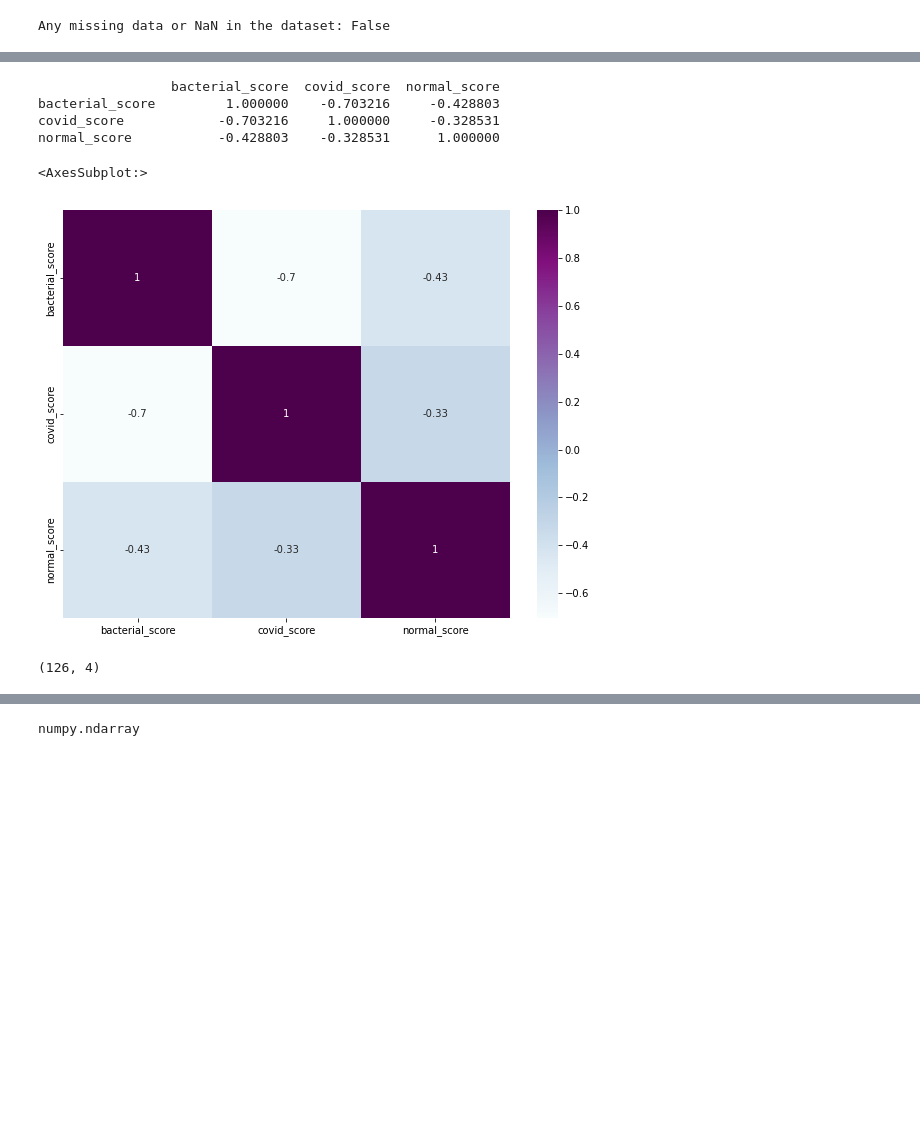
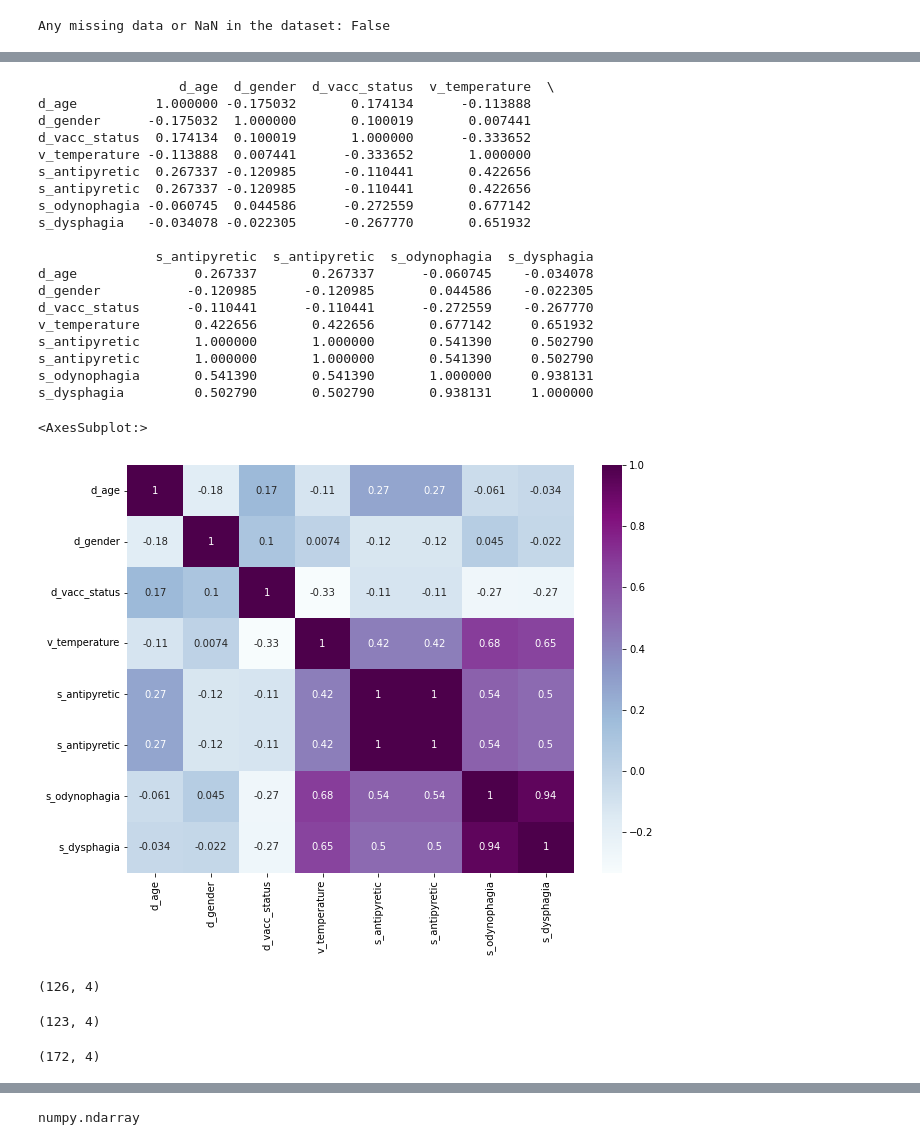
Before and after one commit to rmadhira86/w251-finalproject, a Jupyter notebook: Final_ANN.ipynb, the cells around one changed output, grey strips where cells are left out. Drawn from its saved outputs; the diff is of its cells as text; code cells hidden in the pictures; blank space fills up the shorter version.

```diff
--- a/Final_ANN.ipynb
+++ b/Final_ANN.ipynb
@@ -49,3 +55,7 @@ dataset = pd.read_csv('model_outputs_patient_level_v1.csv')
+# %%
+#importing "model_outputs_v1" dataset
+# cols = d_dx,d_age, d_gender, d_vacc_st, d_race, v_temperature, v_cough, s_antipy, s_odynop, s_dyspha, t_rtpcr, t_ag
+dataset4 = pd.read_csv('data_train.csv')
 # %%
 #partial view of dataset from top
 dataset.head()
@@ -66,2 +111,6 @@ dataset = dataset[['bacterial_score','covid_score','normal_score','target']]
+# %%
+# colums to include for data_train
+# one-hot columns are (v_cough, t_rtpcr, t_ag)
+dataset4 = dataset4[['d_dx', 'd_age', 'd_gender', 'd_vacc_status', 'v_temperature', 'v_cough', 's_antipyretic', 's_antipyretic', 's_odynophagia', 's_dysphagia', 't_rtpcr', 't_ag']]
 # %%
 #partial view of dataset from top
@@ -76,21 +182,44 @@ dataset.head()
 # %%
 #finding correlation between the features
-corr_var=dataset.corr()
+corr_var=dataset4.corr()
 print(corr_var)
 plt.figure(figsize=(10,7.5))
 sns.heatmap(corr_var, annot=True, cmap='BuPu')
 # %% [output]
-                 bacterial_score  covid_score  normal_score
-bacterial_score         1.000000    -0.703216     -0.428803
-covid_score            -0.703216     1.000000     -0.328531
-normal_score           -0.428803    -0.328531      1.000000
+                  d_age  d_gender  d_vacc_status  v_temperature  \
+d_age          1.000000 -0.175032       0.174134      -0.113888
+d_gender      -0.175032  1.000000       0.100019       0.007441
+d_vacc_status  0.174134  0.100019       1.000000      -0.333652
+v_temperature -0.113888  0.007441      -0.333652       1.000000
+s_antipyretic  0.267337 -0.120985      -0.110441       0.422656
+s_antipyretic  0.267337 -0.120985      -0.110441       0.422656
+s_odynophagia -0.060745  0.044586      -0.272559       0.677142
+s_dysphagia   -0.034078 -0.022305      -0.267770       0.651932
+
+               s_antipyretic  s_antipyretic  s_odynophagia  s_dysphagia
+d_age               0.267337       0.267337      -0.060745    -0.034078
+d_gender           -0.120985      -0.120985       0.044586    -0.022305
+d_vacc_status      -0.110441      -0.110441      -0.272559    -0.267770
+v_temperature       0.422656       0.422656       0.677142     0.651932
+s_antipyretic       1.000000       1.000000       0.541390     0.502790
+s_antipyretic       1.000000       1.000000       0.541390     0.502790
+s_odynophagia       0.541390       0.541390       1.000000     0.938131
+s_dysphagia         0.502790       0.502790       0.938131     1.000000
 <AxesSubplot:>
-[figure, old version]
+[figure, new version]
 # %%
 #dimension of the dataset
 dataset.shape
 # %% [output]
 (126, 4)
+# %%
+dataset2.shape
+# %% [output]
+(123, 4)
+# %%
+dataset3.shape
+# %% [output]
+(172, 4)
 # %%
 X = dataset.iloc[:, 0:-1].values
 y = dataset.iloc[:, -1].values
```
Also changed, not shown: parts of 29 cells of this notebook, 16 other files.
